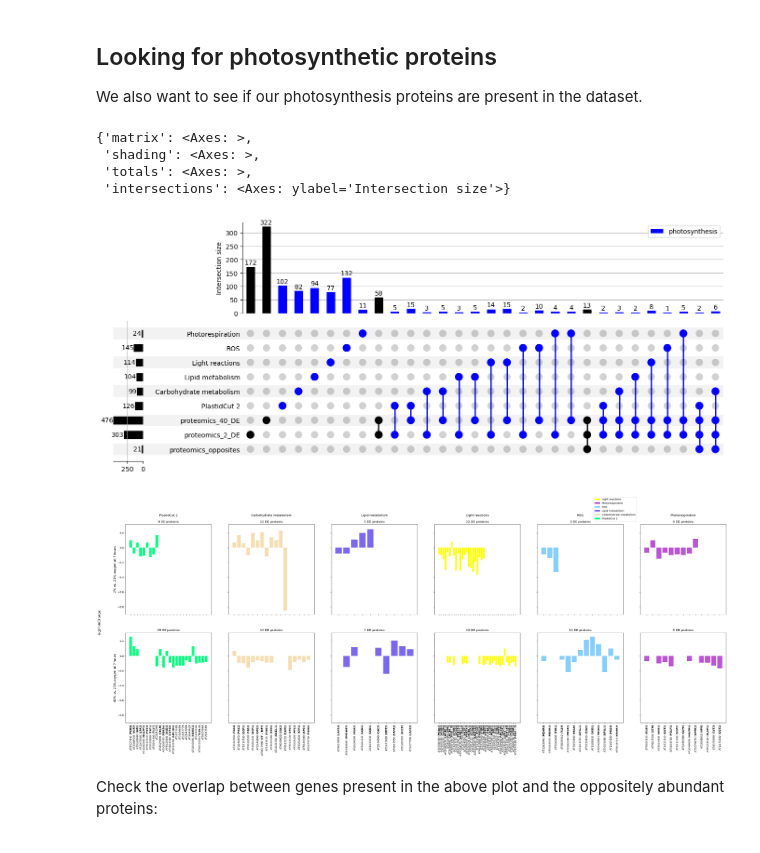
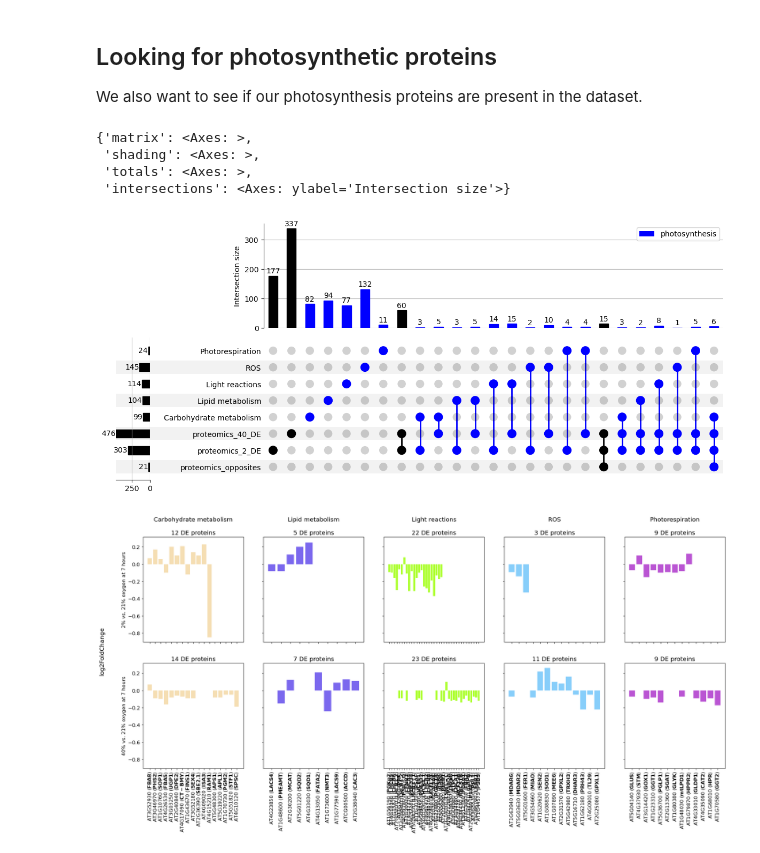
Before and after one commit to serenalotreck/photorespiration-omics, a Jupyter notebook: notebooks/proteomics_visualizations.ipynb, the cells around one changed output. Cells and saved outputs as stored; diff of their text form; code cells hidden in the pictures.

```diff
--- a/notebooks/proteomics_visualizations.ipynb
+++ b/notebooks/proteomics_visualizations.ipynb
@@ -248,7 +245,7 @@ Unfortunately, inone of our opposite behavior DEGs appear in the proteomics data
 ## Looking for photosynthetic proteins
 We also want to see if our photosynthesis proteins are present in the dataset.
 # %%
-with open('../data/photosynthesis_genes/all_photosynthesis_genes_unique.json') as f:
+with open(f'../data/photosynthesis_genes/all_photosynthesis_genes_unique_{run_date}.json') as f:
     all_photosynth_genes = json.load(f)
 # %%
 proteomics_genes = {
@@ -258,7 +255,7 @@ proteomics_genes = {
 }
 
 proteomics_genes = {k: [i.lower() for i in v] for k, v in proteomics_genes.items()}
-legend_semantic = {'plastidCut2': 'PlastidCut 2', 'carb_met': 'Carbohydrate metabolism', 'lipids': 'Lipid metabolism', 'light_rxns': 'Light reactions', 'photorespiration': 'Photorespiration', 'ros_genes': 'ROS'}
+legend_semantic = {'carb_met': 'Carbohydrate metabolism', 'lipids': 'Lipid metabolism', 'light_rxns': 'Light reactions', 'photorespiration': 'Photorespiration', 'ros_genes': 'ROS'}
 all_photosynth_genes = {legend_semantic[k]: [i.lower() for i in v] for k, v in all_photosynth_genes.items()}
 gene_groups = proteomics_genes
 gene_groups.update(all_photosynth_genes)
@@ -275,7 +272,7 @@ upset.plot()
  'shading': <Axes: >,
  'totals': <Axes: >,
  'intersections': <Axes: ylabel='Intersection size'>}
-[figure, old version]
+[figure, new version]
 # %%
 ara = pd.read_csv('../data/external_data/gene_aliases_20241231.txt', sep='\t', header=0, encoding='Windows-1252')
 tair2gene = {k.lower(): v for k, v in ara.set_index('locus_name')[['symbol']].to_dict()['symbol'].items()}
@@ -283,7 +280,7 @@ semantic_names = {
     'proteomics_2_DE': '2% vs. 21% oxygen at 7 hours',
     'proteomics_40_DE': '40% vs. 21% oxygen at 7 hours'
 }
-photosynth_colors = {'PlastidCut 2': 'springgreen', 'Carbohydrate metabolism': 'wheat', 'Lipid metabolism': 'mediumslateblue', 'Light reactions': 'yellow', 'Photorespiration': 'mediumorchid', 'ROS': 'lightskyblue'}
+photosynth_colors = {'Carbohydrate metabolism': 'wheat', 'Lipid metabolism': 'mediumslateblue', 'Light reactions': 'greenyellow', 'Photorespiration': 'mediumorchid', 'ROS': 'lightskyblue'}
 # %%
 two_expression_change = two_vs_21.rename(columns={two_lfc_name: 'log2FoldChange'})
 # %%
@@ -294,9 +291,8 @@ proteomics_to_compare = {
 'proteomics_40_DE': forty_expression_change
 }
 # %%
+plt.rcParams['font.size'] = 12
 makeDEGfigure(proteomics_to_compare, all_photosynth_genes, photosynth_colors, semantic_names, tair2gene, id_col='base_accession_number', title_name='proteins', separate_columns=True, show_all_x=False)
 plt.savefig(f'../data/Araport11_outputs_ALL/figures/daps_abundance_photosynthesis_{run_date}.png', format='png', dpi=600, bbox_inches='tight')
 # %% [output]
-[figure, old version]
+[figure, new version]
-# %% [markdown]
-Check the overlap between genes present in the above plot and the oppositely abundant proteins:
```
Also changed, not shown: parts of 3 cells of this notebook, 6 other files.
